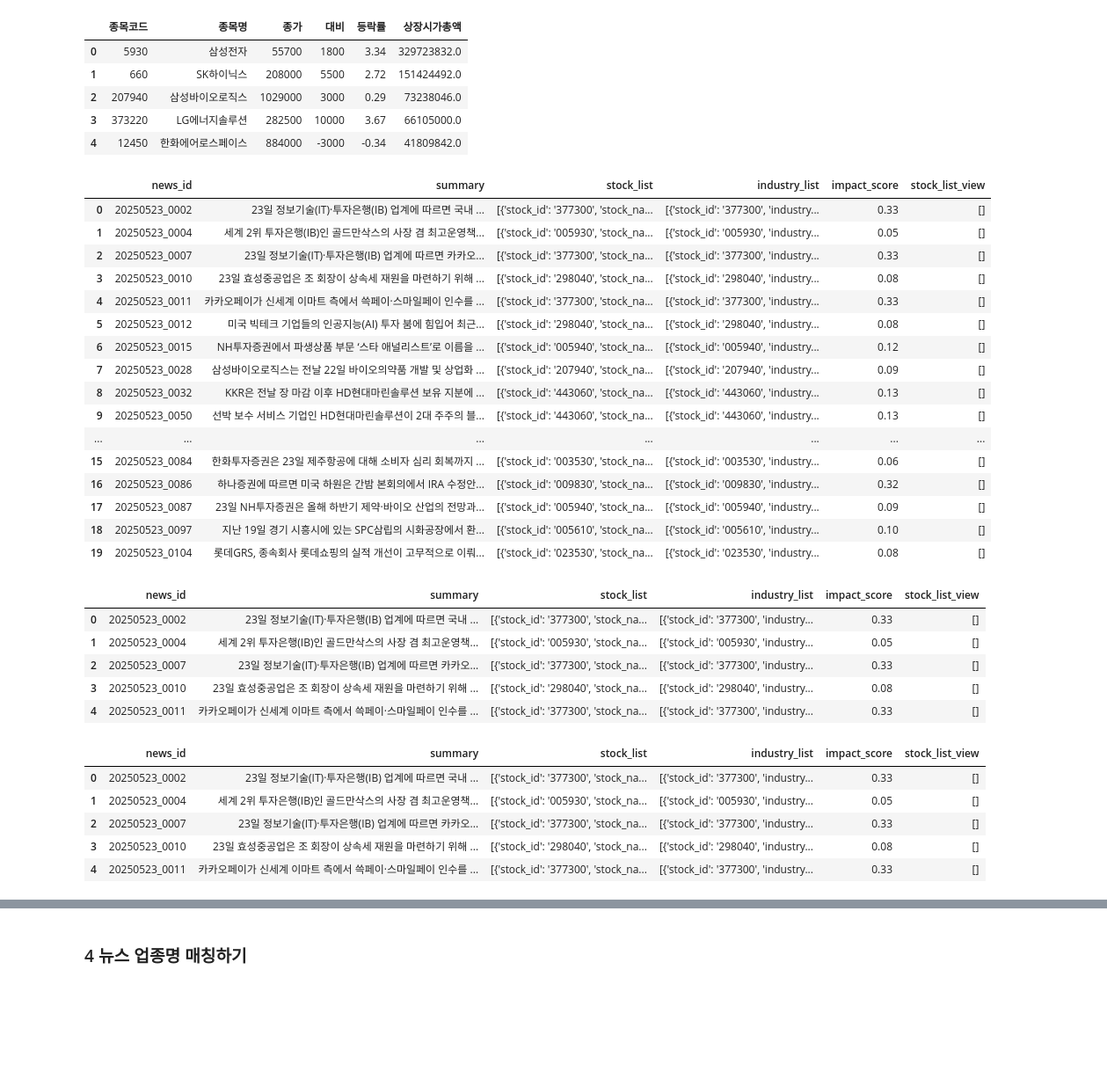
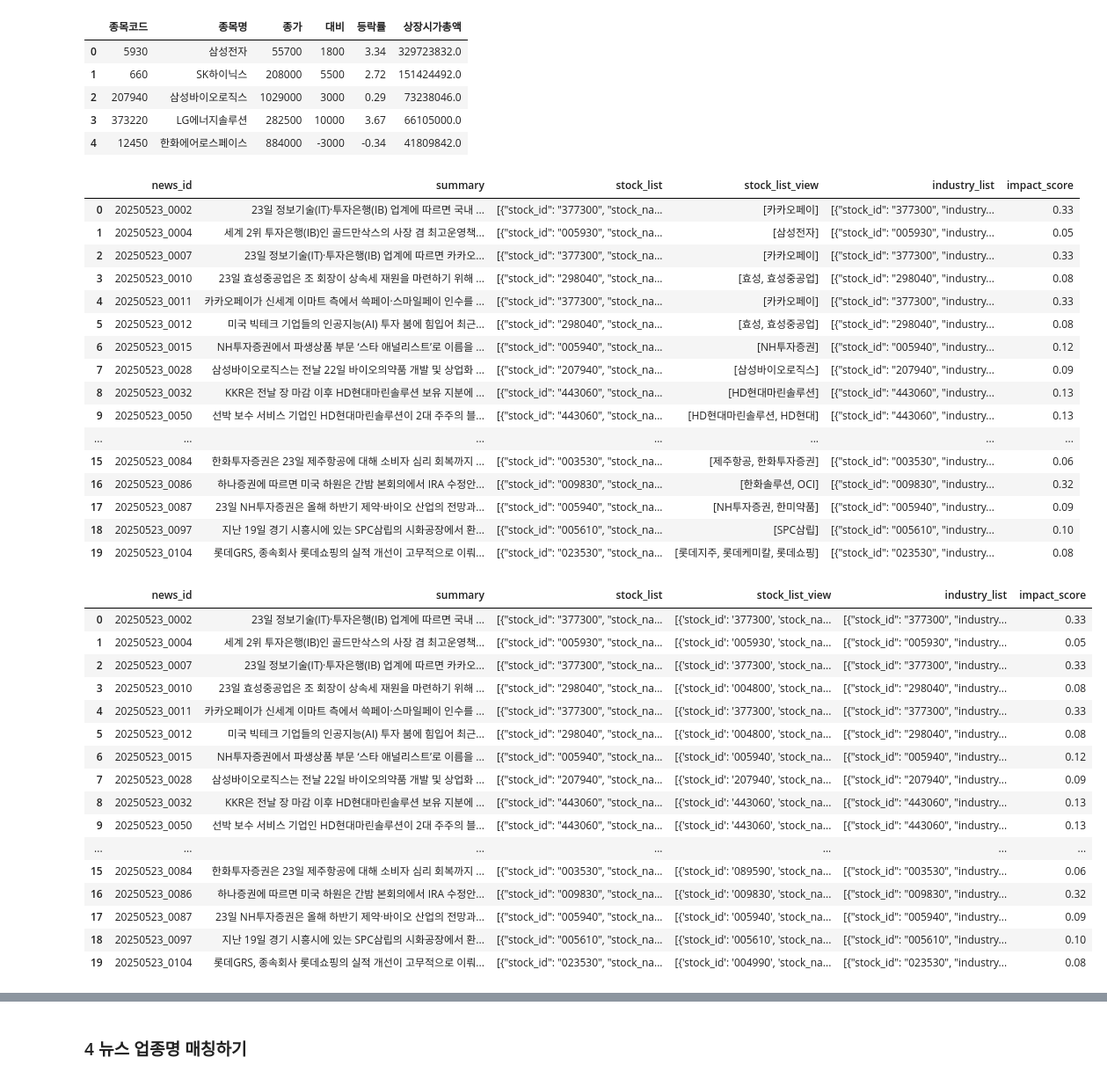
Before and after one commit to choikwangil95/HKToss-MLOps-Project-Final, a Jupyter notebook: eda/kwangil/news_preprocessing.ipynb, the cells around one changed output, grey strips where cells are left out. Shown: that part at 88% size. Saved outputs shown, nothing was run; the diff lists cells and outputs as text; code cells hidden in the pictures; blank space fills up the shorter version.

Commit message:
stock_list_view 칼럼 추가

```diff
--- a/eda/kwangil/news_preprocessing.ipynb
+++ b/eda/kwangil/news_preprocessing.ipynb
@@ -344,0 +349,2 @@ df_meta2.head()
+# %%
+df_meta2 = pd.read_csv('test.csv')
@@ -390,27 +398,27 @@ def filter_official_stocks(stock_list):
 
 
 # 적용
-df_meta["stock_list_view"] = df_meta["stock_list_view"].apply(filter_official_stocks)
+df_meta2["stock_list_view"] = df_meta2["stock_list_view"].apply(filter_official_stocks)
 # %%
-df_meta[:20]
+df_meta2[:20]
 # %% [output]
-|  | news_id | summary | stock_list | industry_list | impact_score | stock_list_view |
-| 0 | 20250523_0002 | 23일 정보기술(IT)·투자은행(IB) 업계에 따르면 국내 ... | [{'stock_id': '377300', 'stock_na... | [{'stock_id': '377300', 'industry... | 0.33 | [] |
-| 1 | 20250523_0004 | 세계 2위 투자은행(IB)인 골드만삭스의 사장 겸 최고운영책... | [{'stock_id': '005930', 'stock_na... | [{'stock_id': '005930', 'industry... | 0.05 | [] |
-| 2 | 20250523_0007 | 23일 정보기술(IT)·투자은행(IB) 업계에 따르면 카카오... | [{'stock_id': '377300', 'stock_na... | [{'stock_id': '377300', 'industry... | 0.33 | [] |
-| 3 | 20250523_0010 | 23일 효성중공업은 조 회장이 상속세 재원을 마련하기 위해 ... | [{'stock_id': '298040', 'stock_na... | [{'stock_id': '298040', 'industry... | 0.08 | [] |
-| 4 | 20250523_0011 | 카카오페이가 신세계 이마트 측에서 쓱페이·스마일페이 인수를 ... | [{'stock_id': '377300', 'stock_na... | [{'stock_id': '377300', 'industry... | 0.33 | [] |
-| 5 | 20250523_0012 | 미국 빅테크 기업들의 인공지능(AI) 투자 붐에 힘입어 최근... | [{'stock_id': '298040', 'stock_na... | [{'stock_id': '298040', 'industry... | 0.08 | [] |
-| 6 | 20250523_0015 | NH투자증권에서 파생상품 부문 ‘스타 애널리스트’로 이름을 ... | [{'stock_id': '005940', 'stock_na... | [{'stock_id': '005940', 'industry... | 0.12 | [] |
-| 7 | 20250523_0028 | 삼성바이오로직스는 전날 22일 바이오의약품 개발 및 상업화 ... | [{'stock_id': '207940', 'stock_na... | [{'stock_id': '207940', 'industry... | 0.09 | [] |
-| 8 | 20250523_0032 | KKR은 전날 장 마감 이후 HD현대마린솔루션 보유 지분에 ... | [{'stock_id': '443060', 'stock_na... | [{'stock_id': '443060', 'industry... | 0.13 | [] |
-| 9 | 20250523_0050 | 선박 보수 서비스 기업인 HD현대마린솔루션이 2대 주주의 블... | [{'stock_id': '443060', 'stock_na... | [{'stock_id': '443060', 'industry... | 0.13 | [] |
+|  | news_id | summary | stock_list | stock_list_view | industry_list | impact_score |
+| 0 | 20250523_0002 | 23일 정보기술(IT)·투자은행(IB) 업계에 따르면 국내 ... | [{"stock_id": "377300", "stock_na... | [카카오페이] | [{"stock_id": "377300", "industry... | 0.33 |
+| 1 | 20250523_0004 | 세계 2위 투자은행(IB)인 골드만삭스의 사장 겸 최고운영책... | [{"stock_id": "005930", "stock_na... | [삼성전자] | [{"stock_id": "005930", "industry... | 0.05 |
+| 2 | 20250523_0007 | 23일 정보기술(IT)·투자은행(IB) 업계에 따르면 카카오... | [{"stock_id": "377300", "stock_na... | [카카오페이] | [{"stock_id": "377300", "industry... | 0.33 |
+| 3 | 20250523_0010 | 23일 효성중공업은 조 회장이 상속세 재원을 마련하기 위해 ... | [{"stock_id": "298040", "stock_na... | [효성, 효성중공업] | [{"stock_id": "298040", "industry... | 0.08 |
+| 4 | 20250523_0011 | 카카오페이가 신세계 이마트 측에서 쓱페이·스마일페이 인수를 ... | [{"stock_id": "377300", "stock_na... | [카카오페이] | [{"stock_id": "377300", "industry... | 0.33 |
+| 5 | 20250523_0012 | 미국 빅테크 기업들의 인공지능(AI) 투자 붐에 힘입어 최근... | [{"stock_id": "298040", "stock_na... | [효성, 효성중공업] | [{"stock_id": "298040", "industry... | 0.08 |
+| 6 | 20250523_0015 | NH투자증권에서 파생상품 부문 ‘스타 애널리스트’로 이름을 ... | [{"stock_id": "005940", "stock_na... | [NH투자증권] | [{"stock_id": "005940", "industry... | 0.12 |
+| 7 | 20250523_0028 | 삼성바이오로직스는 전날 22일 바이오의약품 개발 및 상업화 ... | [{"stock_id": "207940", "stock_na... | [삼성바이오로직스] | [{"stock_id": "207940", "industry... | 0.09 |
+| 8 | 20250523_0032 | KKR은 전날 장 마감 이후 HD현대마린솔루션 보유 지분에 ... | [{"stock_id": "443060", "stock_na... | [HD현대마린솔루션] | [{"stock_id": "443060", "industry... | 0.13 |
+| 9 | 20250523_0050 | 선박 보수 서비스 기업인 HD현대마린솔루션이 2대 주주의 블... | [{"stock_id": "443060", "stock_na... | [HD현대마린솔루션, HD현대] | [{"stock_id": "443060", "industry... | 0.13 |
 | ... | ... | ... | ... | ... | ... | ... |
-| 15 | 20250523_0084 | 한화투자증권은 23일 제주항공에 대해 소비자 심리 회복까지 ... | [{'stock_id': '003530', 'stock_na... | [{'stock_id': '003530', 'industry... | 0.06 | [] |
-| 16 | 20250523_0086 | 하나증권에 따르면 미국 하원은 간밤 본회의에서 IRA 수정안... | [{'stock_id': '009830', 'stock_na... | [{'stock_id': '009830', 'industry... | 0.32 | [] |
-| 17 | 20250523_0087 | 23일 NH투자증권은 올해 하반기 제약·바이오 산업의 전망과... | [{'stock_id': '005940', 'stock_na... | [{'stock_id': '005940', 'industry... | 0.09 | [] |
-| 18 | 20250523_0097 | 지난 19일 경기 시흥시에 있는 SPC삼립의 시화공장에서 환... | [{'stock_id': '005610', 'stock_na... | [{'stock_id': '005610', 'industry... | 0.10 | [] |
-| 19 | 20250523_0104 | 롯데GRS, 종속회사 롯데쇼핑의 실적 개선이 고무적으로 이뤄... | [{'stock_id': '023530', 'stock_na... | [{'stock_id': '023530', 'industry... | 0.08 | [] |
+| 15 | 20250523_0084 | 한화투자증권은 23일 제주항공에 대해 소비자 심리 회복까지 ... | [{"stock_id": "003530", "stock_na... | [제주항공, 한화투자증권] | [{"stock_id": "003530", "industry... | 0.06 |
+| 16 | 20250523_0086 | 하나증권에 따르면 미국 하원은 간밤 본회의에서 IRA 수정안... | [{"stock_id": "009830", "stock_na... | [한화솔루션, OCI] | [{"stock_id": "009830", "industry... | 0.32 |
+| 17 | 20250523_0087 | 23일 NH투자증권은 올해 하반기 제약·바이오 산업의 전망과... | [{"stock_id": "005940", "stock_na... | [NH투자증권, 한미약품] | [{"stock_id": "005940", "industry... | 0.09 |
+| 18 | 20250523_0097 | 지난 19일 경기 시흥시에 있는 SPC삼립의 시화공장에서 환... | [{"stock_id": "005610", "stock_na... | [SPC삼립] | [{"stock_id": "005610", "industry... | 0.10 |
+| 19 | 20250523_0104 | 롯데GRS, 종속회사 롯데쇼핑의 실적 개선이 고무적으로 이뤄... | [{"stock_id": "023530", "stock_na... | [롯데지주, 롯데케미칼, 롯데쇼핑] | [{"stock_id": "023530", "industry... | 0.08 |
 # %%
 import pandas as pd
 
@@ -440,9 +450,20 @@ df_meta["stock_list"] = df_meta["stock_list"].apply(enrich_stock_list)
 # %%
-df_meta.head()
+df_meta2[:20]
 # %% [output]
-|  | news_id | summary | stock_list | industry_list | impact_score | stock_list_view |
-| 0 | 20250523_0002 | 23일 정보기술(IT)·투자은행(IB) 업계에 따르면 국내 ... | [{'stock_id': '377300', 'stock_na... | [{'stock_id': '377300', 'industry... | 0.33 | [] |
-| 1 | 20250523_0004 | 세계 2위 투자은행(IB)인 골드만삭스의 사장 겸 최고운영책... | [{'stock_id': '005930', 'stock_na... | [{'stock_id': '005930', 'industry... | 0.05 | [] |
-| 2 | 20250523_0007 | 23일 정보기술(IT)·투자은행(IB) 업계에 따르면 카카오... | [{'stock_id': '377300', 'stock_na... | [{'stock_id': '377300', 'industry... | 0.33 | [] |
-| 3 | 20250523_0010 | 23일 효성중공업은 조 회장이 상속세 재원을 마련하기 위해 ... | [{'stock_id': '298040', 'stock_na... | [{'stock_id': '298040', 'industry... | 0.08 | [] |
-| 4 | 20250523_0011 | 카카오페이가 신세계 이마트 측에서 쓱페이·스마일페이 인수를 ... | [{'stock_id': '377300', 'stock_na... | [{'stock_id': '377300', 'industry... | 0.33 | [] |
+|  | news_id | summary | stock_list | stock_list_view | industry_list | impact_score |
+| 0 | 20250523_0002 | 23일 정보기술(IT)·투자은행(IB) 업계에 따르면 국내 ... | [{"stock_id": "377300", "stock_na... | [{'stock_id': '377300', 'stock_na... | [{"stock_id": "377300", "industry... | 0.33 |
+| 1 | 20250523_0004 | 세계 2위 투자은행(IB)인 골드만삭스의 사장 겸 최고운영책... | [{"stock_id": "005930", "stock_na... | [{'stock_id': '005930', 'stock_na... | [{"stock_id": "005930", "industry... | 0.05 |
+| 2 | 20250523_0007 | 23일 정보기술(IT)·투자은행(IB) 업계에 따르면 카카오... | [{"stock_id": "377300", "stock_na... | [{'stock_id': '377300', 'stock_na... | [{"stock_id": "377300", "industry... | 0.33 |
+| 3 | 20250523_0010 | 23일 효성중공업은 조 회장이 상속세 재원을 마련하기 위해 ... | [{"stock_id": "298040", "stock_na... | [{'stock_id': '004800', 'stock_na... | [{"stock_id": "298040", "industry... | 0.08 |
+| 4 | 20250523_0011 | 카카오페이가 신세계 이마트 측에서 쓱페이·스마일페이 인수를 ... | [{"stock_id": "377300", "stock_na... | [{'stock_id': '377300', 'stock_na... | [{"stock_id": "377300", "industry... | 0.33 |
+| 5 | 20250523_0012 | 미국 빅테크 기업들의 인공지능(AI) 투자 붐에 힘입어 최근... | [{"stock_id": "298040", "stock_na... | [{'stock_id': '004800', 'stock_na... | [{"stock_id": "298040", "industry... | 0.08 |
+| 6 | 20250523_0015 | NH투자증권에서 파생상품 부문 ‘스타 애널리스트’로 이름을 ... | [{"stock_id": "005940", "stock_na... | [{'stock_id': '005940', 'stock_na... | [{"stock_id": "005940", "industry... | 0.12 |
+| 7 | 20250523_0028 | 삼성바이오로직스는 전날 22일 바이오의약품 개발 및 상업화 ... | [{"stock_id": "207940", "stock_na... | [{'stock_id': '207940', 'stock_na... | [{"stock_id": "207940", "industry... | 0.09 |
+| 8 | 20250523_0032 | KKR은 전날 장 마감 이후 HD현대마린솔루션 보유 지분에 ... | [{"stock_id": "443060", "stock_na... | [{'stock_id': '443060', 'stock_na... | [{"stock_id": "443060", "industry... | 0.13 |
+| 9 | 20250523_0050 | 선박 보수 서비스 기업인 HD현대마린솔루션이 2대 주주의 블... | [{"stock_id": "443060", "stock_na... | [{'stock_id': '443060', 'stock_na... | [{"stock_id": "443060", "industry... | 0.13 |
+| ... | ... | ... | ... | ... | ... | ... |
+| 15 | 20250523_0084 | 한화투자증권은 23일 제주항공에 대해 소비자 심리 회복까지 ... | [{"stock_id": "003530", "stock_na... | [{'stock_id': '089590', 'stock_na... | [{"stock_id": "003530", "industry... | 0.06 |
+| 16 | 20250523_0086 | 하나증권에 따르면 미국 하원은 간밤 본회의에서 IRA 수정안... | [{"stock_id": "009830", "stock_na... | [{'stock_id': '009830', 'stock_na... | [{"stock_id": "009830", "industry... | 0.32 |
+| 17 | 20250523_0087 | 23일 NH투자증권은 올해 하반기 제약·바이오 산업의 전망과... | [{"stock_id": "005940", "stock_na... | [{'stock_id': '005940', 'stock_na... | [{"stock_id": "005940", "industry... | 0.09 |
+| 18 | 20250523_0097 | 지난 19일 경기 시흥시에 있는 SPC삼립의 시화공장에서 환... | [{"stock_id": "005610", "stock_na... | [{'stock_id': '005610', 'stock_na... | [{"stock_id": "005610", "industry... | 0.10 |
+| 19 | 20250523_0104 | 롯데GRS, 종속회사 롯데쇼핑의 실적 개선이 고무적으로 이뤄... | [{"stock_id": "023530", "stock_na... | [{'stock_id': '004990', 'stock_na... | [{"stock_id": "023530", "industry... | 0.08 |
@@ -452,9 +491,4 @@ df_meta["stock_list_view"] = df_meta["stock_list_view"].apply(enrich_stock_list)
 # %%
-df_meta.head()
+df_meta2["stock_list_view_len"] = df_meta2["stock_list_view"].apply(
+    lambda x: len(x)
+)
-# %% [output]
-|  | news_id | summary | stock_list | industry_list | impact_score | stock_list_view |
-| 0 | 20250523_0002 | 23일 정보기술(IT)·투자은행(IB) 업계에 따르면 국내 ... | [{'stock_id': '377300', 'stock_na... | [{'stock_id': '377300', 'industry... | 0.33 | [] |
-| 1 | 20250523_0004 | 세계 2위 투자은행(IB)인 골드만삭스의 사장 겸 최고운영책... | [{'stock_id': '005930', 'stock_na... | [{'stock_id': '005930', 'industry... | 0.05 | [] |
-| 2 | 20250523_0007 | 23일 정보기술(IT)·투자은행(IB) 업계에 따르면 카카오... | [{'stock_id': '377300', 'stock_na... | [{'stock_id': '377300', 'industry... | 0.33 | [] |
-| 3 | 20250523_0010 | 23일 효성중공업은 조 회장이 상속세 재원을 마련하기 위해 ... | [{'stock_id': '298040', 'stock_na... | [{'stock_id': '298040', 'industry... | 0.08 | [] |
-| 4 | 20250523_0011 | 카카오페이가 신세계 이마트 측에서 쓱페이·스마일페이 인수를 ... | [{'stock_id': '377300', 'stock_na... | [{'stock_id': '377300', 'industry... | 0.33 | [] |
```
Also changed, not shown: parts of 13 cells of this notebook, 2 other files.
